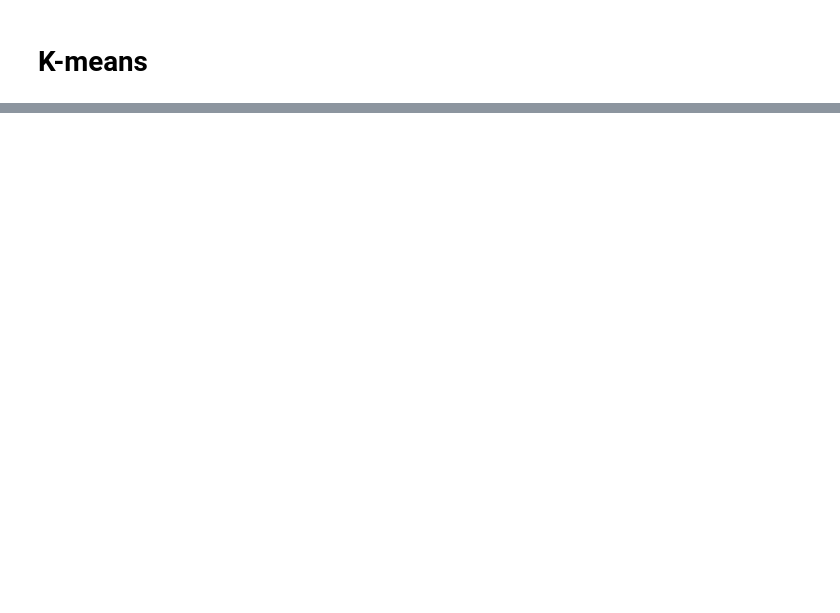
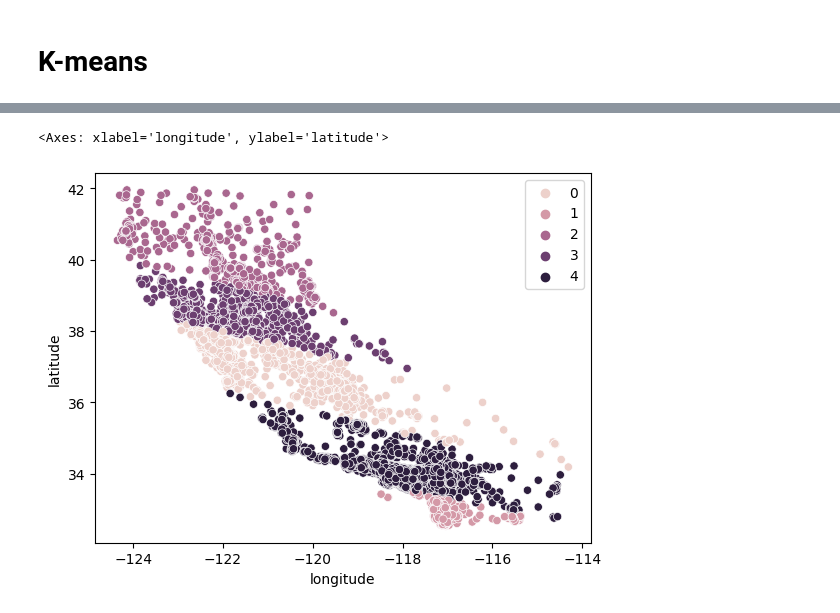
Before and after one commit to shitijnigam/kaggle-repo, a Jupyter notebook: ml-fundamentals-recap.ipynb, the cells around one changed output, grey strips where cells are left out. Cells and saved outputs as stored; diff of their text form; code cells hidden in the pictures; blank space fills up the shorter version.

```diff
--- a/ml-fundamentals-recap.ipynb
+++ b/ml-fundamentals-recap.ipynb
@@ -172,0 +226,24 @@ sns.boxplot(
+# %%
+model_instance_custom = KMeans(
+    n_clusters = 5,
+#     random_state = 0,
+    max_iter = 500,
+    n_init = 50
+)
+model_instance_custom.fit(X_train_norm)
+
+silhouette_score(
+    X = X_train_norm,
+    labels = model_instance_custom.labels_,
+    metric = 'euclidean'
+)
+
+sns.scatterplot(
+    data = X_train,
+    x = 'longitude',
+    y = 'latitude',
+    hue = model_instance_custom.labels_
+)
+# %% [output]
+<Axes: xlabel='longitude', ylabel='latitude'>
+[figure, added]
```
Also changed, not shown: parts of 16 cells of this notebook.
